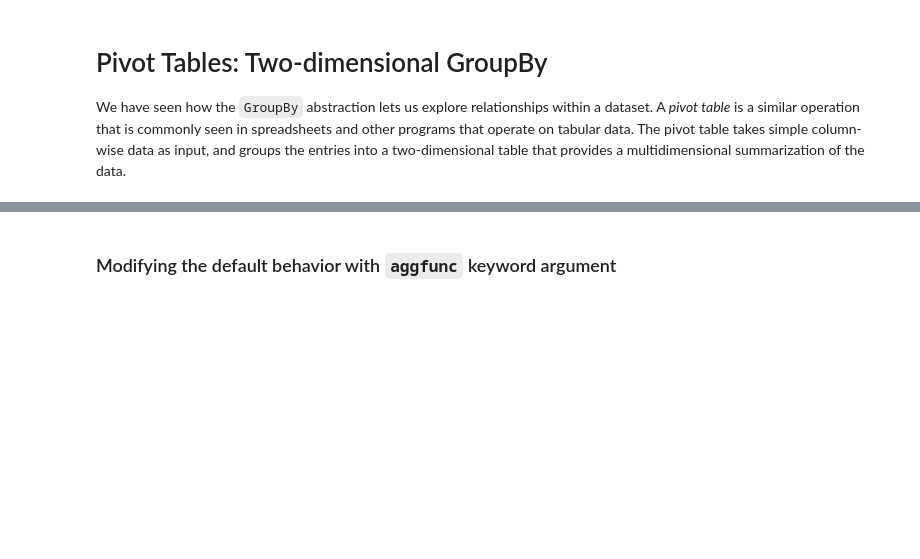
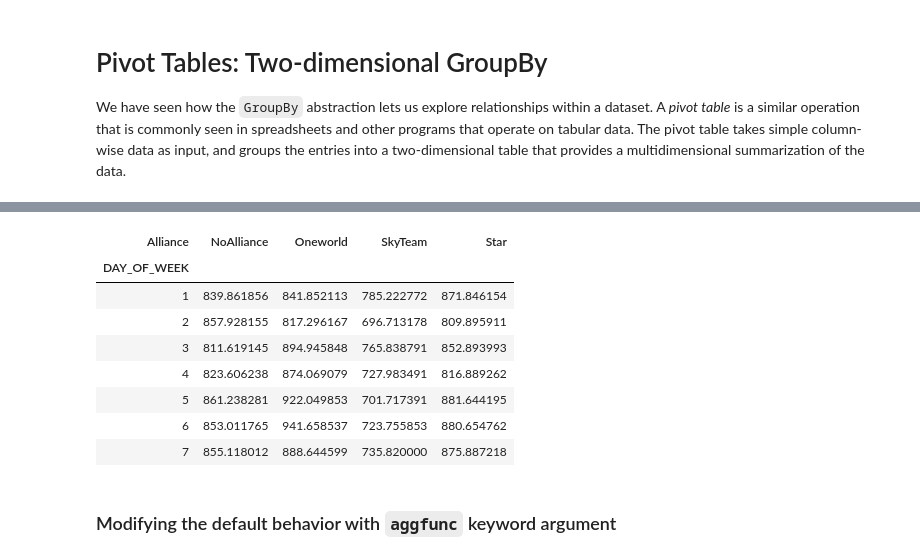
Before and after one commit to jarp/ITAO-30210-SP21, a Jupyter notebook: Class_18_More_Grouping.ipynb, the cells around one changed output, grey strips where cells are left out. Drawn from its saved outputs; the diff is of its cells as text; code cells hidden in the pictures; blank space fills up the shorter version.

```diff
--- a/Class_18_More_Grouping.ipynb
+++ b/Class_18_More_Grouping.ipynb
@@ -120,9 +208,24 @@ flights.head()
 # %%
 # index is the row grouping and columns is the column grouping,
 # the first parameter is the one that is aggregated
 
-flight_pvt = flights.pivot_table('DISTANCE',index='DAY_OF_WEEK', columns = 'Alliance')
+flight_pvt = flights.pivot_table(
+        'DISTANCE',
+        index='DAY_OF_WEEK',
+        columns = 'Alliance'
+        )
+
 flight_pvt
+# %% [output]
+| Alliance | NoAlliance | Oneworld | SkyTeam | Star |
+| DAY_OF_WEEK |  |  |  |  |
+| 1 | 839.861856 | 841.852113 | 785.222772 | 871.846154 |
+| 2 | 857.928155 | 817.296167 | 696.713178 | 809.895911 |
+| 3 | 811.619145 | 894.945848 | 765.838791 | 852.893993 |
+| 4 | 823.606238 | 874.069079 | 727.983491 | 816.889262 |
+| 5 | 861.238281 | 922.049853 | 701.717391 | 881.644195 |
+| 6 | 853.011765 | 941.658537 | 723.755853 | 880.654762 |
+| 7 | 855.118012 | 888.644599 | 735.820000 | 875.887218 |
 # %% [markdown]
 ### Modifying the default behavior with `aggfunc` keyword argument
 # %%
```
Also changed, not shown: parts of 27 cells of this notebook, 1 other file.
